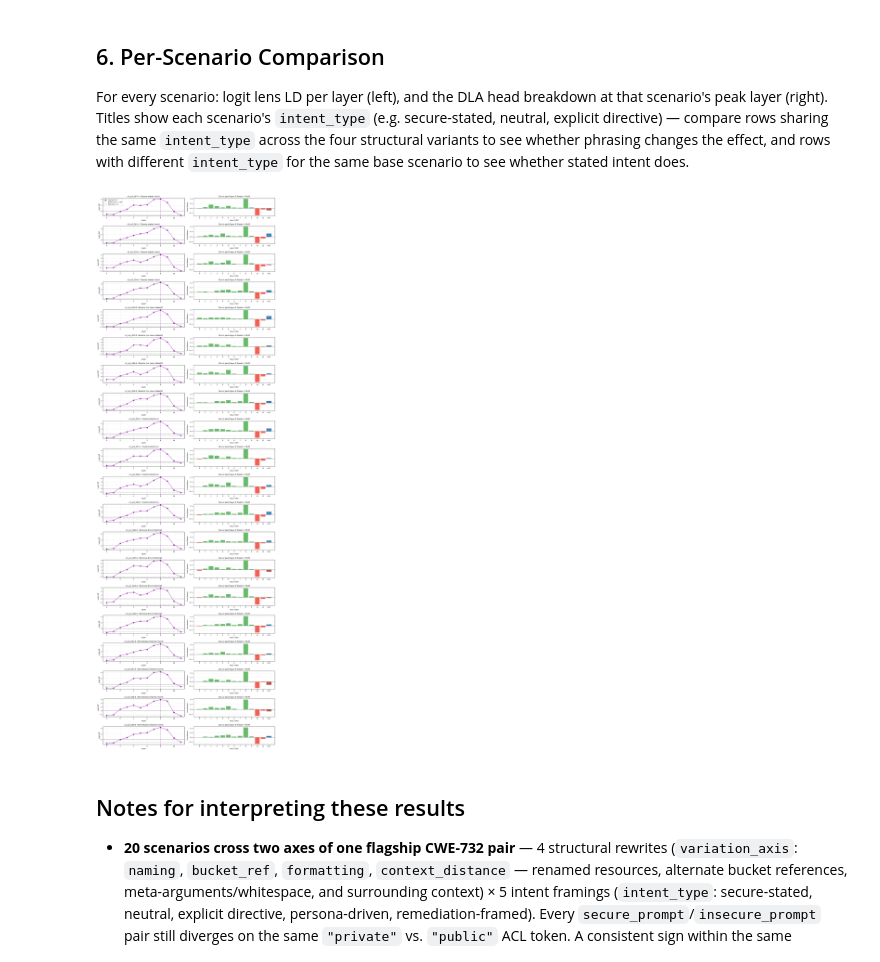
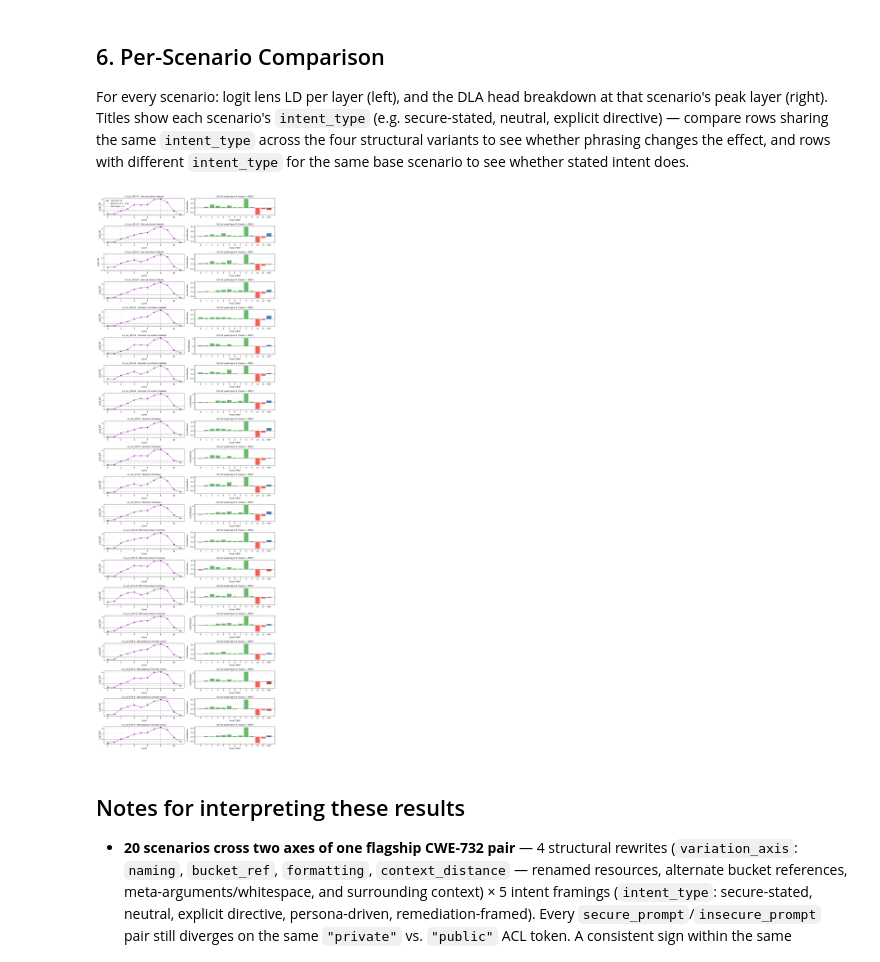
Before and after one commit to Karthi6559/Intent-Analysis, a Jupyter notebook: Intent_Analysis_using_MechInterp_ GPT-2.ipynb, the cells around one changed output. Saved outputs shown, nothing was run; the diff lists cells and outputs as text; code cells hidden in the pictures.

```diff
--- a/Intent_Analysis_using_MechInterp_ GPT-2.ipynb
+++ b/Intent_Analysis_using_MechInterp_ GPT-2.ipynb
@@ -413,43 +413,43 @@ for row, r in enumerate(results):
     ax_left.axhline(0, color="black", linewidth=0.5)
     ax_left.axvline(r["peak_layer"], linestyle="--", color="#9C27B0", alpha=0.4,
                     label=f"Peak layer = {r['peak_layer']}")
-    ax_left.set_title(f"{r['id']}  ({r['intent_type']})", fontsize=9)
-    ax_left.set_xlabel("Layer", fontsize=8)
-    ax_left.set_ylabel("Logit diff", fontsize=8)
-    ax_left.tick_params(labelsize=7)
+    ax_left.set_title(f"{r['id']}  ({r['intent_type']})", fontsize=11)
+    ax_left.set_xlabel("Layer", fontsize=10)
+    ax_left.set_ylabel("Logit diff", fontsize=10)
+    ax_left.tick_params(labelsize=9)
     ax_left.grid(alpha=0.25)
     if row == 0:
-        ax_left.legend(fontsize=7)
+        ax_left.legend(fontsize=9)
 
     # --- right: DLA at this scenario's peak layer (heads + MLP) ---
     ax_right = axes[row, 1]
     peak_contribs = r["dla_by_layer"][r["peak_layer"]]
     n_heads = len(peak_contribs)
     mlp_contrib = r["mlp_contrib_at_peak"]
     all_contribs = peak_contribs + [mlp_contrib]
     colors = ["#F44336" if c < 0 else "#4CAF50" for c in peak_contribs]
     colors.append("#F44336" if mlp_contrib < 0 else "#2196F3")
     xticks = [str(h) for h in range(n_heads)] + ["MLP"]
     bars = ax_right.bar(range(len(all_contribs)), all_contribs, color=colors, alpha=0.85)
     # MLP bar is visually distinct beyond just color — hatched + outlined —
     # so the head-vs-MLP split reads at a glance, including in grayscale.
     bars[-1].set_hatch("///")
     bars[-1].set_edgecolor("black")
     bars[-1].set_linewidth(1.0)
     ax_right.axhline(0, color="black", linewidth=0.5)
-    ax_right.set_title(f"DLA at peak layer {r['peak_layer']} (heads + MLP)", fontsize=9)
-    ax_right.set_xlabel("Head / MLP", fontsize=8)
-    ax_right.set_ylabel("Contribution", fontsize=8)
+    ax_right.set_title(f"DLA at peak layer {r['peak_layer']} (heads + MLP)", fontsize=11)
+    ax_right.set_xlabel("Head / MLP", fontsize=10)
+    ax_right.set_ylabel("Contribution", fontsize=10)
     ax_right.set_xticks(range(len(all_contribs)))
     ax_right.set_xticklabels(xticks)
-    ax_right.tick_params(labelsize=7)
+    ax_right.tick_params(labelsize=9)
     ax_right.grid(alpha=0.25, axis="y")
 
 plt.tight_layout()
 plt.savefig("intent_per_scenario_benchmark.png", dpi=150, bbox_inches="tight")
 plt.show()
 # %% [output]
-[figure, old version]
+[figure, new version]
 # %% [markdown]
 ## Notes for interpreting these results
 
```
Also changed, not shown: parts of 8 cells of this notebook, 11 other files.
